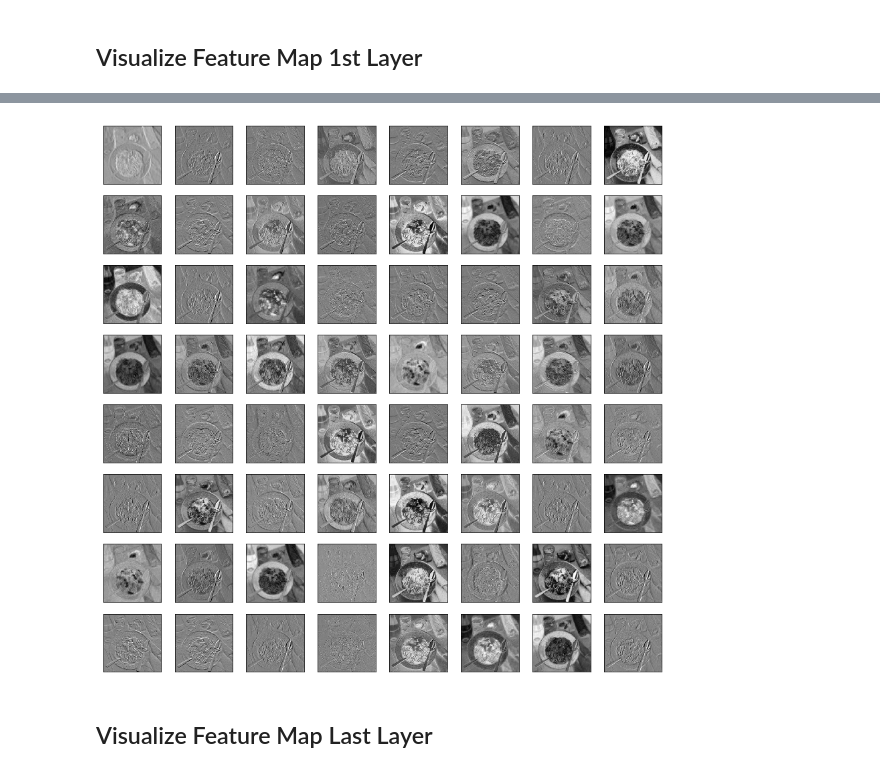
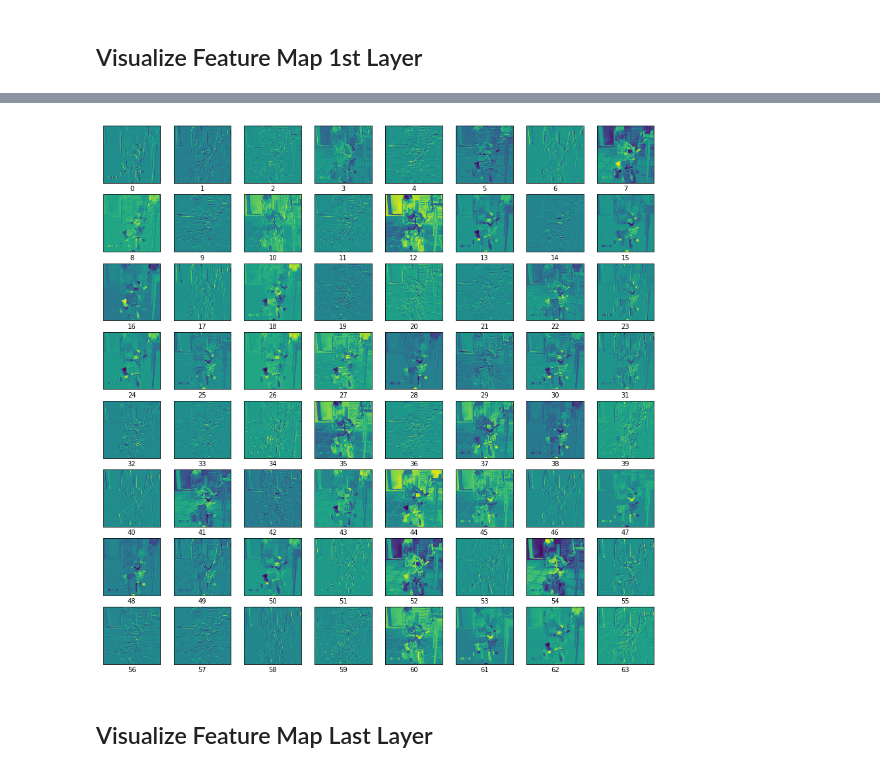
Before and after one commit to Xinyang622/PA3, a Jupyter notebook: Part2.ipynb, the cells around one changed output, grey strips where cells are left out. Cells and saved outputs as stored; diff of their text form; code cells hidden in the pictures.

```diff
--- a/Part2.ipynb
+++ b/Part2.ipynb
@@ -413,24 +396,25 @@ class One_layer(nn.Module):
 # %%
 model1 = One_layer()
 model1.cuda()
 
-image = images[1,:,:,:].view(1,3,224,224)
+image = images[5,:,:,:].view(1,3,224,224)
 image = Variable(image.cuda())
 
 outputs = model1(image)
 
 # Create figure with sub-plots.
 fig, axes = plt.subplots(8, 8, figsize=(15,15))
 for i, ax in enumerate(axes.flat):
     # plot the image
-    ax.imshow(outputs[0,i,:,:].data.cpu().numpy(), cmap='gray')
+    ax.imshow(outputs[0,i,:,:].data.cpu().numpy())
+    ax.set_xlabel(i)
 
     ax.set_xticks([])
     ax.set_yticks([])
 
 plt.show()
 # %% [output]
-[figure, old version]
+[figure, new version]
 # %% [markdown]
 ## Visualize Feature Map Last Layer
 # %%
```
Also changed, not shown: parts of 9 cells of this notebook.
